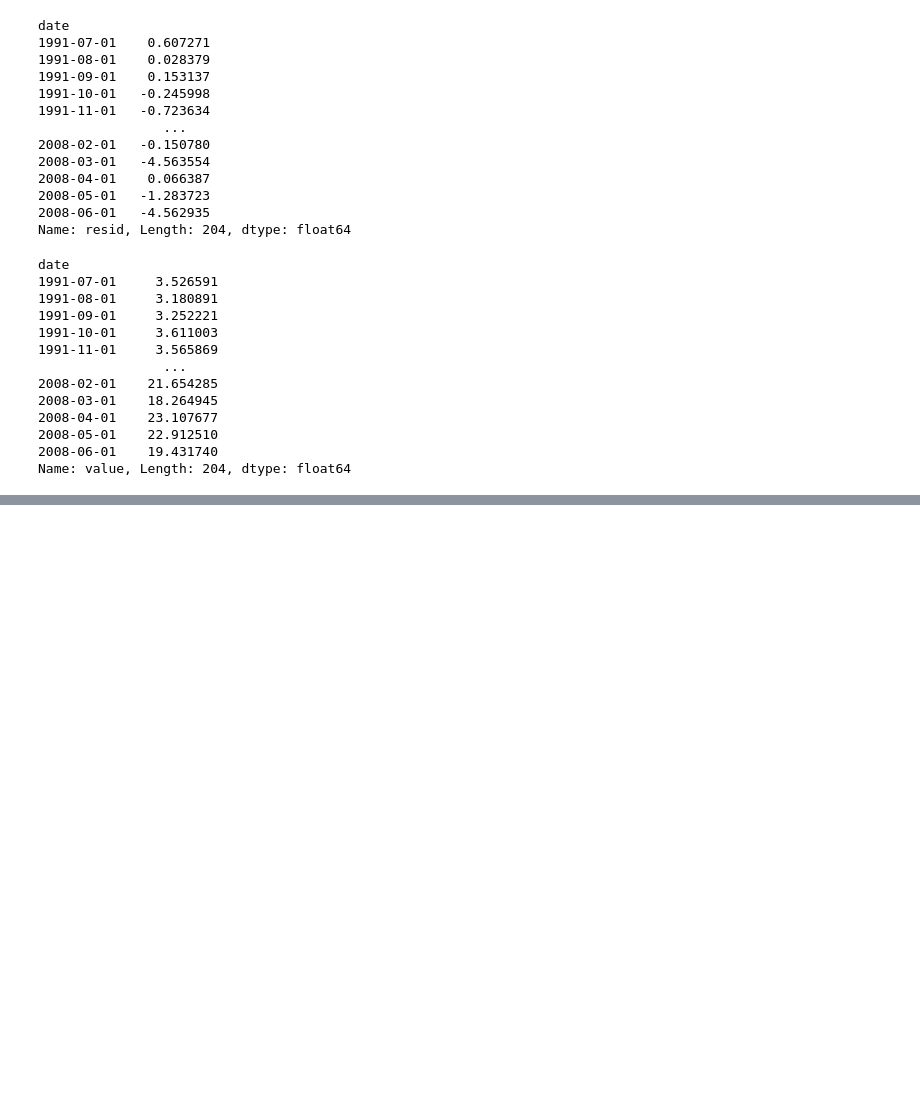
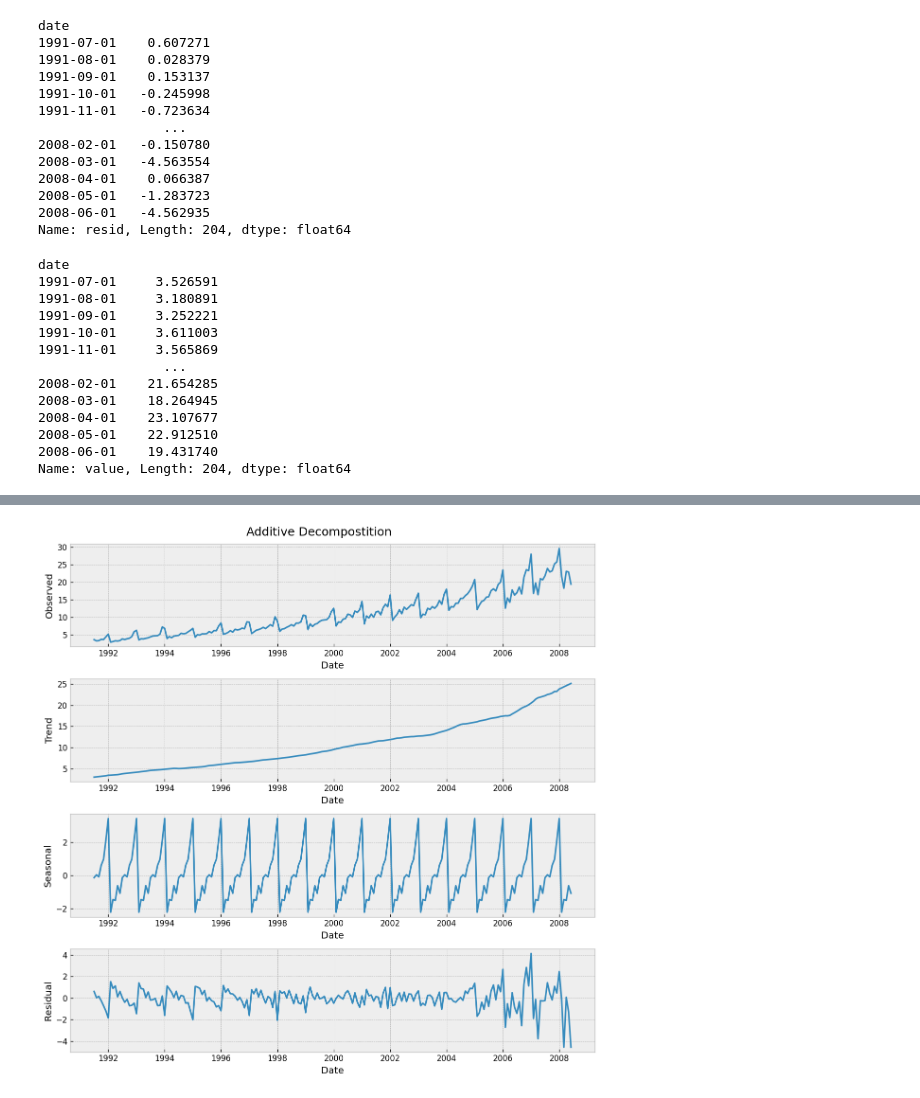
Before and after one commit to Addechander/Exploratory-Data-Analysis, a Jupyter notebook: Time Series Analysis Part 2/Data/visualization.ipynb, the cells around one changed output, grey strips where cells are left out. Saved outputs shown, nothing was run; the diff lists cells and outputs as text; code cells hidden in the pictures; blank space fills up the shorter version.

```diff
--- a/Time Series Analysis Part 2/Data/visualization.ipynb
+++ b/Time Series Analysis Part 2/Data/visualization.ipynb
@@ -338,0 +341,24 @@ Text(0.5, 0.98, 'Additive Decompose')
+# %%
+fig, axes = plt.subplots(nrows=4, ncols=1, figsize=(10, 10))
+
+axes[0].plot(result_add.observed.index, result_add.observed.values)
+axes[0].set_xlabel('Date')
+axes[0].set_ylabel('Observed')
+
+axes[1].plot(result_add.trend.index, result_add.trend.values)
+axes[1].set_xlabel('Date')
+axes[1].set_ylabel('Trend')
+
+axes[2].plot(result_add.seasonal.index, result_add.seasonal.values)
+axes[2].set_xlabel('Date')
+axes[2].set_ylabel('Seasonal')
+
+axes[3].plot(result_add.resid.index, result_add.resid.values)
+axes[3].set_xlabel('Date')
+axes[3].set_ylabel('Residual')
+
+plt.suptitle('Additive Decompostition', fontsize = 15)
+plt.tight_layout()
+plt.show()
+# %% [output]
+[figure, added]
```
Also changed, not shown: parts of 46 cells of this notebook, 4 other files.
